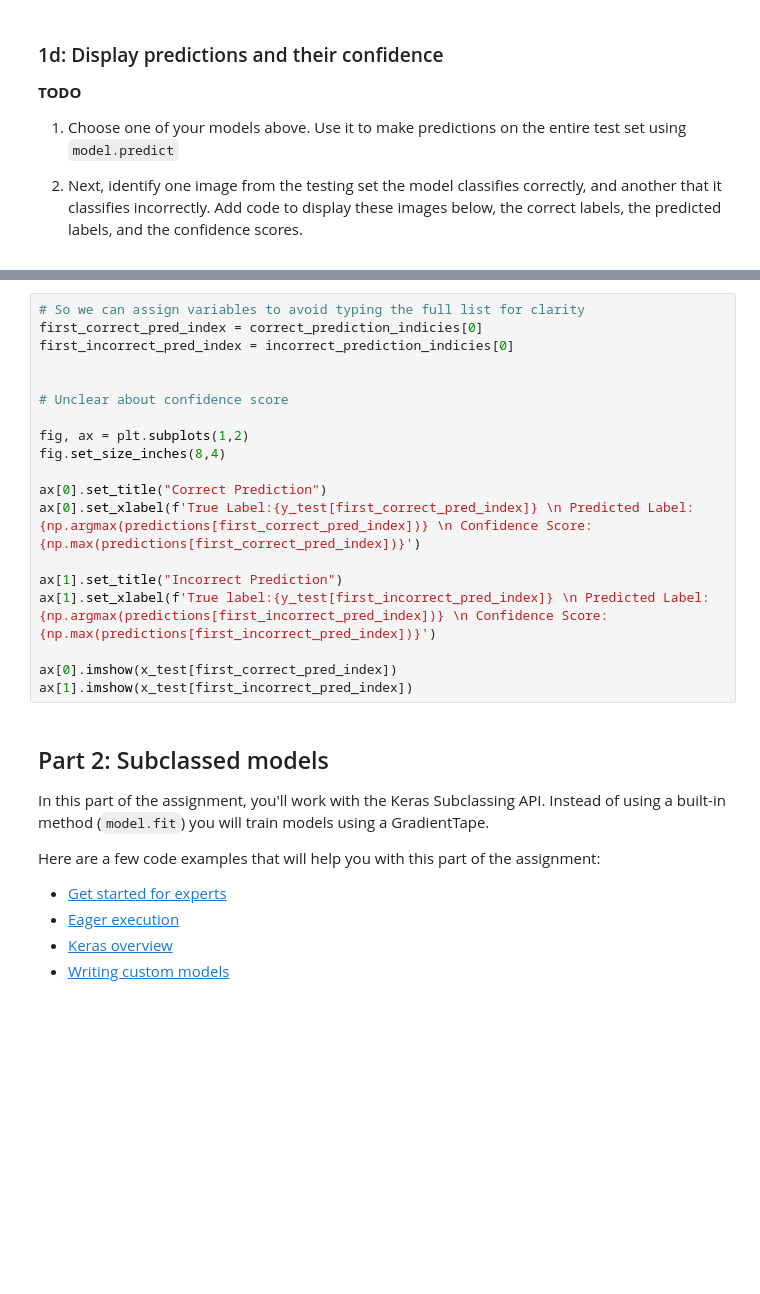
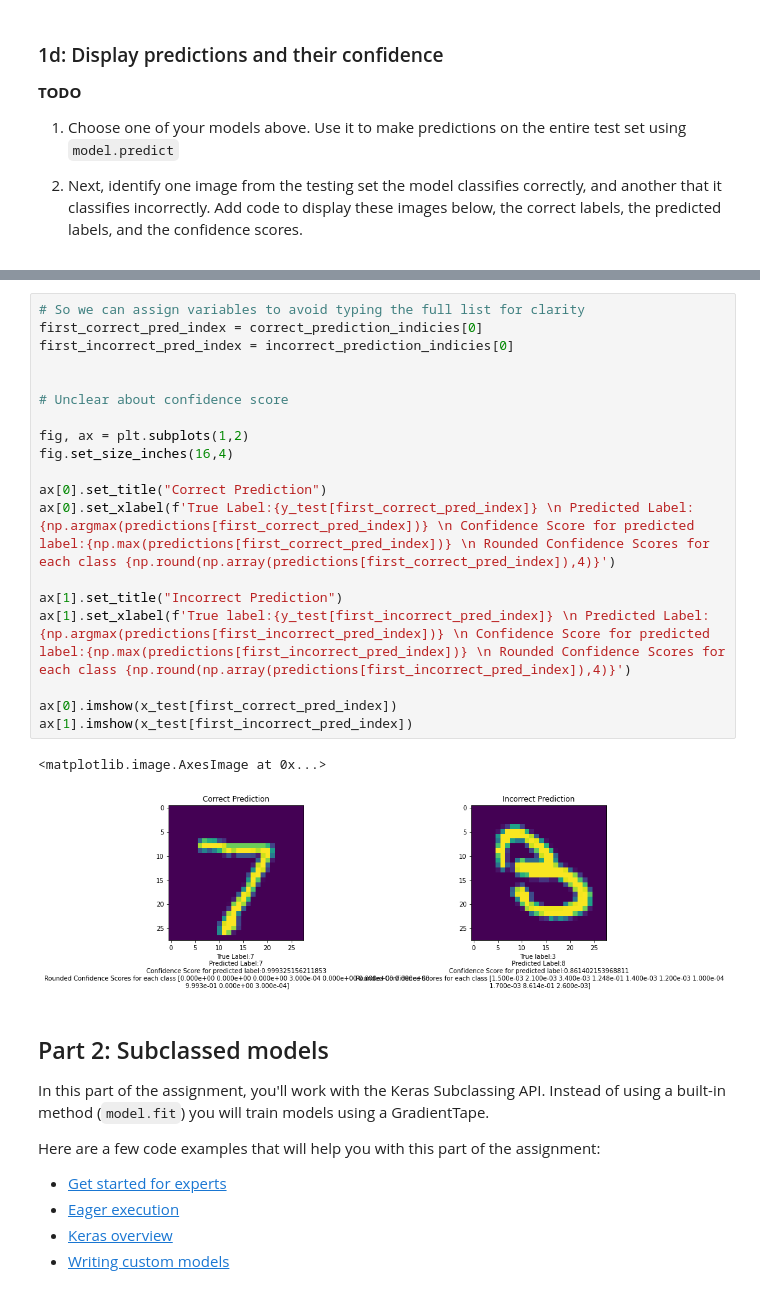
Before and after one commit to ZanePeycke/ADL, a Jupyter notebook: HW/HW1/ZMP2105_HW1.ipynb, the cells around one changed output, grey strips where cells are left out. Cells and saved outputs as stored; diff of their text form; blank space fills up the shorter version.

Commit message:
Confidence scores for all predictions

```diff
--- a/HW/HW1/ZMP2105_HW1.ipynb
+++ b/HW/HW1/ZMP2105_HW1.ipynb
@@ -227,22 +286,25 @@ print(f'The first incorrect prediction occurs at index={incorrect_prediction_ind
 # %%
 # So we can assign variables to avoid typing the full list for clarity
 first_correct_pred_index = correct_prediction_indicies[0]
 first_incorrect_pred_index = incorrect_prediction_indicies[0]
 
 
 # Unclear about confidence score
 
 fig, ax = plt.subplots(1,2)
-fig.set_size_inches(8,4)
+fig.set_size_inches(16,4)
 
 ax[0].set_title("Correct Prediction")
-ax[0].set_xlabel(f'True Label:{y_test[first_correct_pred_index]} \n Predicted Label:{np.argmax(predictions[first_correct_pred_index])} \n Confidence Score:{np.max(predictions[first_correct_pred_index])}')
+ax[0].set_xlabel(f'True Label:{y_test[first_correct_pred_index]} \n Predicted Label:{np.argmax(predictions[first_correct_pred_index])} \n Confidence Score for predicted label:{np.max(predictions[first_correct_pred_index])} \n Rounded Confidence Scores for each class {np.round(np.array(predictions[first_correct_pred_index]),4)}')
 
 ax[1].set_title("Incorrect Prediction")
-ax[1].set_xlabel(f'True label:{y_test[first_incorrect_pred_index]} \n Predicted Label:{np.argmax(predictions[first_incorrect_pred_index])} \n Confidence Score:{np.max(predictions[first_incorrect_pred_index])}')
+ax[1].set_xlabel(f'True label:{y_test[first_incorrect_pred_index]} \n Predicted Label:{np.argmax(predictions[first_incorrect_pred_index])} \n Confidence Score for predicted label:{np.max(predictions[first_incorrect_pred_index])} \n Rounded Confidence Scores for each class {np.round(np.array(predictions[first_incorrect_pred_index]),4)}')
 
 ax[0].imshow(x_test[first_correct_pred_index])
 ax[1].imshow(x_test[first_incorrect_pred_index])
+# %% [output]
+<matplotlib.image.AxesImage at 0x...>
+[figure, added]
 # %% [markdown]
 ## Part 2: Subclassed models
 
```
Also changed, not shown: parts of 11 cells of this notebook.
